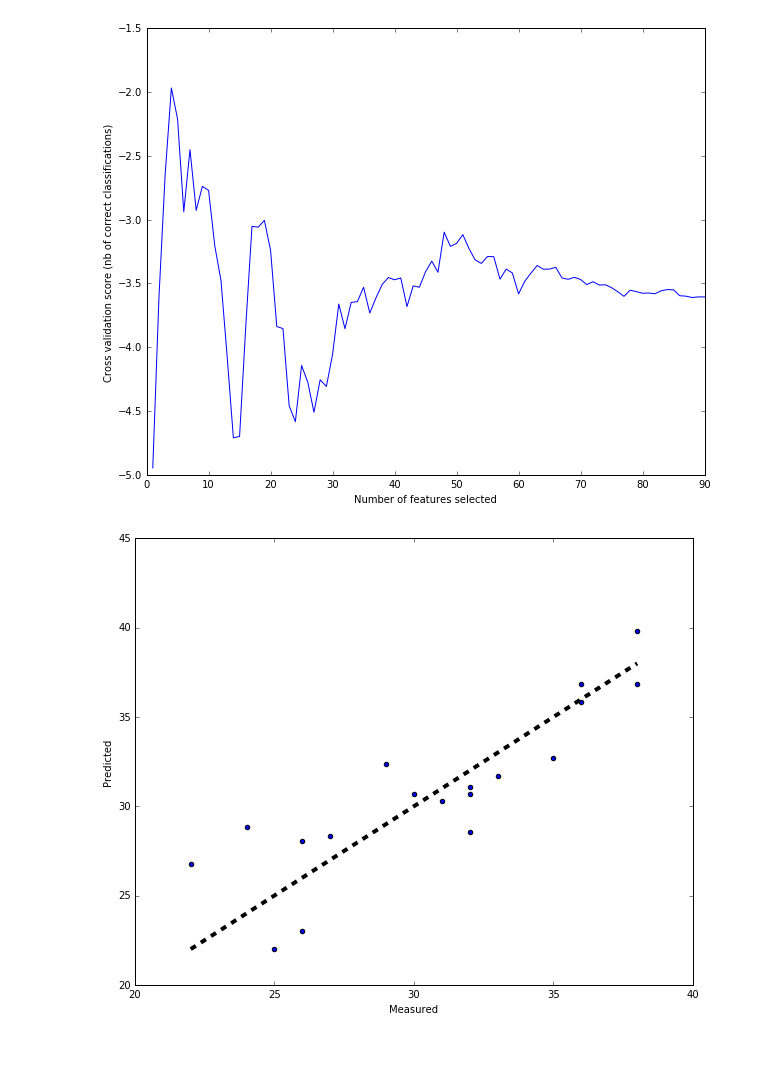
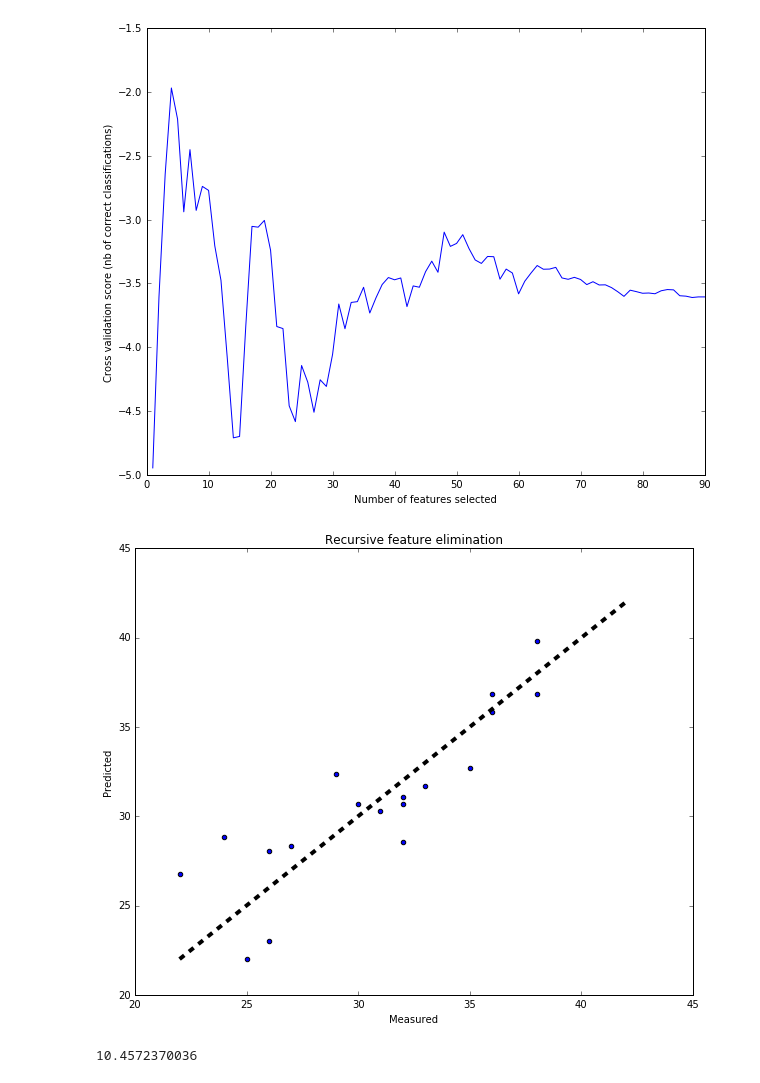
Before and after one commit to SadeghMSalehi/BCH_python, a Jupyter notebook: FS_Fetal_Reg.ipynb, the cells around one changed output. Saved outputs shown, nothing was run; the diff lists cells and outputs as text; code cells hidden in the pictures; blank space fills up the shorter version.

```diff
--- a/FS_Fetal_Reg.ipynb
+++ b/FS_Fetal_Reg.ipynb
@@ -18,7 +18,7 @@ plt.rcParams['image.interpolation'] = 'nearest'
 %autoreload 2
 
 
-ages = [22,24,25,26,26,27,29,30,31,32,32,32,33,35,36,36,38,38]
+ages = np.array([22,24,25,26,26,27,29,30,31,32,32,32,33,35,36,36,38,38])
 edgeFeatures = np.loadtxt('combinedFeaturesForPython.txt', delimiter="\t")
 degreeFeatures = np.loadtxt('combinedDegreeFeaturesForPython.txt', delimiter="\t")
 print edgeFeatures[12,700]
@@ -79,20 +79,25 @@ plt.show()
 # %%
 from sklearn.cross_validation import cross_val_predict
 from sklearn import linear_model
+from sklearn.feature_selection import f_regression
+
 lr = linear_model.LinearRegression()
-
-# cross_val_predict returns an array of the same size as `y` where each entry
-# is a prediction obtained by cross validated:
 predicted = cross_val_predict(lr, degreeFeatures[:,np.argsort(rfe.ranking_)[:rfe.n_features_]],ages, cv=17)
 
+F, Pval = f_regression(degreeFeatures[:,np.argsort(rfe.ranking_)[:rfe.n_features_]],ages, center=True)
+
 fig, ax = plt.subplots()
+plt.title('Recursive feature elimination')
 ax.scatter(ages, predicted)
-ax.plot([np.min(ages), np.max(ages)], [np.min(ages), np.max(ages)], 'k--', lw=4)
+ax.plot([22, 42], [22, 42], 'k--', lw=4)
 ax.set_xlabel('Measured')
 ax.set_ylabel('Predicted')
 plt.show()
+
+print np.linalg.norm(ages- predicted,2)
 # %% [output]
-[figure, old version]
+[figure, new version]
+10.4572370036
 # %%
 #Random forest feature importance
 from sklearn.ensemble import RandomForestRegressor
```
Also changed, not shown: parts of 6 cells of this notebook.
